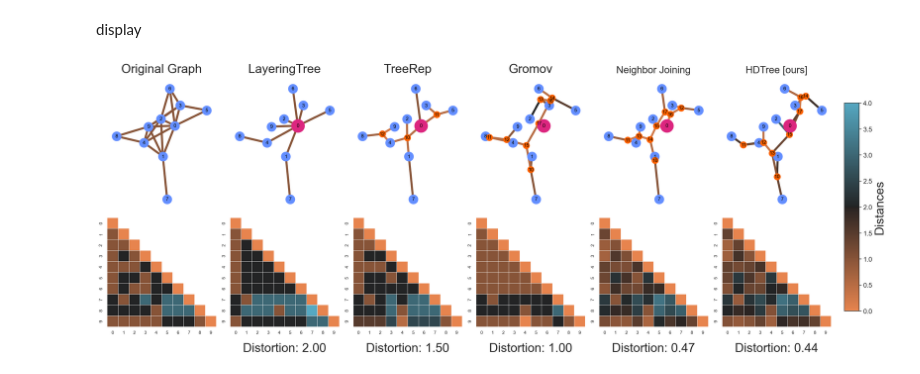
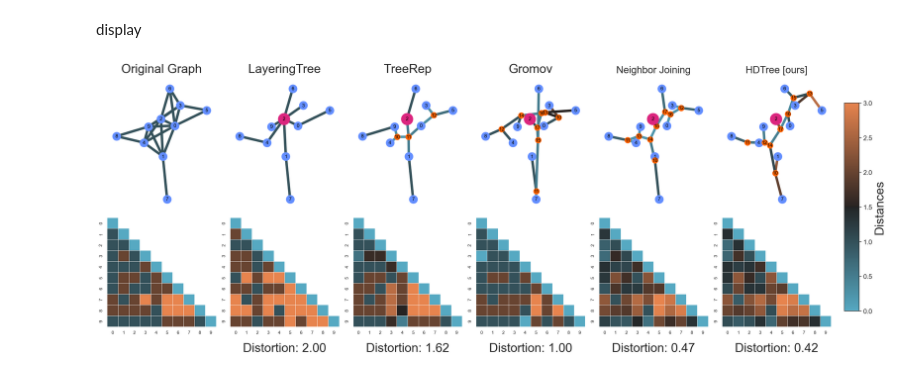
Before and after one commit to pierrehouedry/DifferentiableHyperbolicity, a Jupyter notebook: hyperbolicity/expes/figures/figure_paper_final.ipynb, the cells around one changed output. Cells and saved outputs as stored; diff of their text form; code cells hidden in the pictures.

```diff
--- a/hyperbolicity/expes/figures/figure_paper_final.ipynb
+++ b/hyperbolicity/expes/figures/figure_paper_final.ipynb
@@ -31,7 +31,7 @@ def draw_graph(n, distances, tree, ax, title='Tree', fixed_pos=None, fixed_nodes
                root_color = '#DC267F',
                cmap=sns.color_palette("Blues", as_cmap=True),
                with_labels=True,
-               scale_width=5,
+               scale_width=6,
                fs=24,
                vmin=0, vmax=2):
 
@@ -121,7 +121,7 @@ def gnp_random_connected_graph(n, p):
 # %% [markdown]
 # generate graph and compute stuff
 # %%
-root = 0
+root =2
 
 N = 10
 random_graph = nx.random_geometric_graph(N, 0.5,seed=11)
@@ -161,11 +161,11 @@ distance_hdtree = nx.floyd_warshall_numpy(opt_tree_full)
 # %% [markdown]
 display
 # %%
-node_size = 500
+node_size = 400
 size_fig = 5
-cmap_dist = sns.diverging_palette(30,220, l=65, center="dark", as_cmap=True)#sns.color_palette("icefire", as_cmap=True)
+cmap_dist = sns.diverging_palette(220,30, l=65, center="dark", as_cmap=True)#sns.color_palette("icefire", as_cmap=True)
 vmin = 0
-vmax = 4
+vmax = 3
 fs=30
 
 # let's plot the trees
@@ -221,31 +221,31 @@ ax.text(0.5, -0.2, f"Distortion: {distortion:.2f}", ha='center', va='center', tr
 ax = axes[0, 4]
 draw_graph(N, tree_nj_distances, tree_nj, ax, title='Neighbor Joining', fixed_pos=fixed_positions, fixed_nodes=fixed_nodes,
            cmap=cmap_dist, node_size=node_size, root=root, vmax=vmax)
 ax = axes[1, 4]
 plot_distances(tree_nj_distances[:N, :N], ax, vmin=vmin, vmax=vmax, cmap=cmap_dist)
 distortion = np.abs(distances - tree_nj_distances[:N, :N]).max()
 ax.text(0.5, -0.2, f"Distortion: {distortion:.2f}", ha='center', va='center', transform=ax.transAxes, fontsize=fs)
 
 
 
 
 # 7) HDTree
 ax = axes[0, 5]
 draw_graph(N, distance_hdtree, opt_tree_full, ax, title='HDTree [ours]', fixed_pos=fixed_positions, fixed_nodes=fixed_nodes,
            cmap=cmap_dist, node_size=node_size, root=root, vmax=vmax)
 l = np.argsort(opt_tree_full.nodes)
 ax = axes[1, 5]
 plot_distances(distance_hdtree[l][:N, l[:N]], ax, vmin=vmin, vmax=vmax, cmap=cmap_dist)
 distortion = np.abs(distances - distance_hdtree[l][:N, l[:N]]).max()
 ax.text(0.5, -0.2, f"Distortion: {distortion:.2f}", ha='center', va='center', transform=ax.transAxes, fontsize=fs)
 
 cbar_ax = fig.add_axes([1.01, 0.15, 0.02, 0.7])  # Position: [gauche, bas, largeur, hauteur]
 sm = plt.cm.ScalarMappable(cmap=cmap_dist, norm=plt.Normalize(vmin=vmin, vmax=vmax))
 cbar = fig.colorbar(sm, cax=cbar_ax)
 cbar.set_label('Distances', fontsize=fs)
 cbar.ax.tick_params(labelsize=16)
 
 plt.tight_layout()
 plt.show()
 # %% [output]
-[figure, old version]
+[figure, new version]
```
